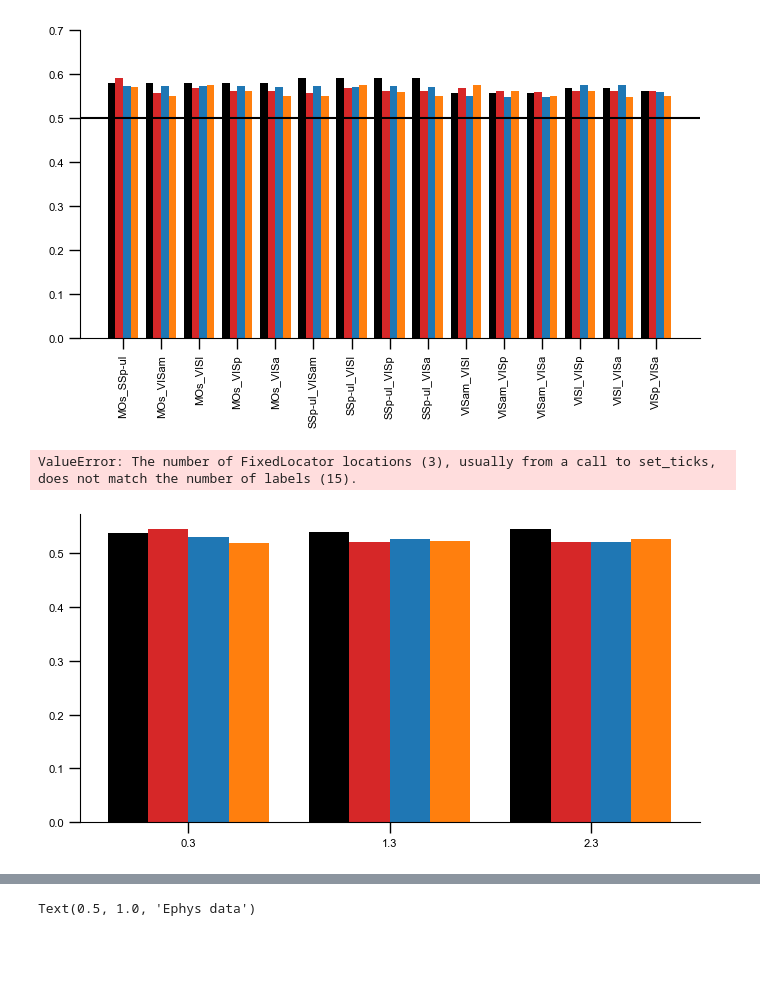
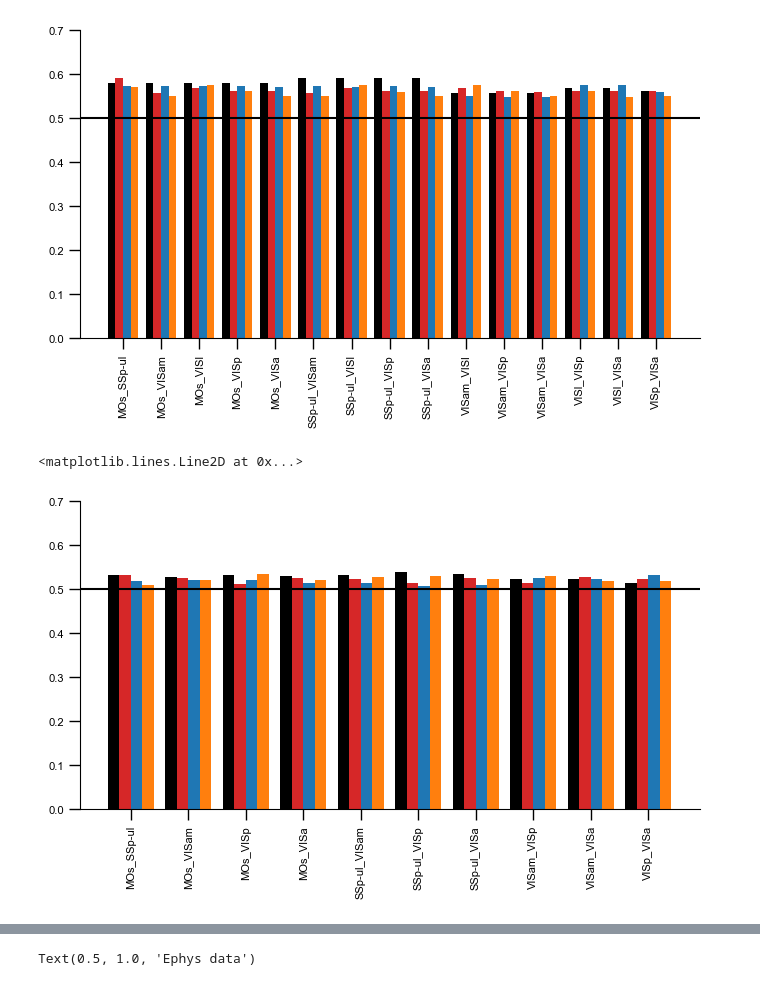
Before and after one commit to debottamKundu/ibl-partial-info-decomp, a Jupyter notebook: notebooks/multiregiondecoders.ipynb, the cells around one changed output, grey strips where cells are left out. Cells and saved outputs as stored; diff of their text form; code cells hidden in the pictures; blank space fills up the shorter version.

```diff
--- a/notebooks/multiregiondecoders.ipynb
+++ b/notebooks/multiregiondecoders.ipynb
@@ -119,7 +119,7 @@ mean_accuracies_stim.shape, null_mean_stim.shape
 # %% [output]
 ((48, 15, 3, 2), (48, 15, 3, 2))
 # %%
-with open(files_stim[0], "rb") as f:
+with open(files_choice[0], "rb") as f:
     d = pkl.load(f)
 frames = list(d.keys())
 pairs = list(d[frames[0]].keys())
@@ -512,13 +512,14 @@ fig, ax = plt.subplots(figsize=(8, 4))
 
 for idx in range(2):
     ax.bar(
-        np.arange(15) + 0.2 * idx,
+        np.arange(len(names)) + 0.2 * idx,
         np.mean(mean_accuracies_by_condition_choice, axis=0)[:, 2, idx],
         width=0.2,
     )
 
-ax.set_xticks(np.arange(15) + 0.2 / 2, names, rotation=90)
+ax.set_xticks(np.arange(len(names)) + 0.2 / 2, names, rotation=90)
 ax.set_ylim(0, 0.7)
+plt.legend(["Congruent", "Incongruent"], fontsize="small")
 ax.axhline(0.5)
 # %% [output]
 <matplotlib.lines.Line2D at 0x...>
@@ -540,25 +541,32 @@ ax.axhline(0.5)
 <matplotlib.lines.Line2D at 0x...>
 [figure]
 # %%
-files_stim = np.sort(glob("../data/generated/quicktransfer/hyperparamopt/*.pkl"))
+files_stim = np.sort(glob("../data/generated/quicktransfer/scaled/*.pkl"))
 # %%
 with open(files_stim[0], "rb") as f:
     d = pkl.load(f)
+# %%
+with open(files_stim[0], "rb") as f:
+    d = pkl.load(f)
+frames = list(d.keys())
+pairs = list(d[frames[0]].keys())
+regions = [re.findall(r"\['(.*?)'\]", p) for p in pairs]
+names = [f"{r[0]}_{r[1]}" for r in regions]
 # %%
 mean_accuracies_by_condition_stim = mean_accuracies_for_wifi_by_conditions(files_stim)
 # %%
 fig, ax = plt.subplots(figsize=(8, 4))
 
 for idx in range(4):
     ax.bar(
-        np.arange(3) + 0.2 * idx,
+        np.arange(len(names)) + 0.2 * idx,
         np.mean(mean_accuracies_by_condition_stim, axis=0)[:, 2, idx],
         width=0.2,
     )
 
-ax.set_xticks(np.arange(3) + 0.2 * (4 - 1) / 2, names, rotation=90)
+ax.set_xticks(np.arange(len(names)) + 0.2 * (4 - 1) / 2, names, rotation=90)
 ax.set_ylim(0, 0.7)
 ax.axhline(0.5)
 # %% [output]
-ValueError: The number of FixedLocator locations (3), usually from a call to set_ticks, does not match the number of labels (15).
+<matplotlib.lines.Line2D at 0x...>
-[figure, old version]
+[figure, new version]
```
Also changed, not shown: parts of 2 cells of this notebook, 5 other files.
